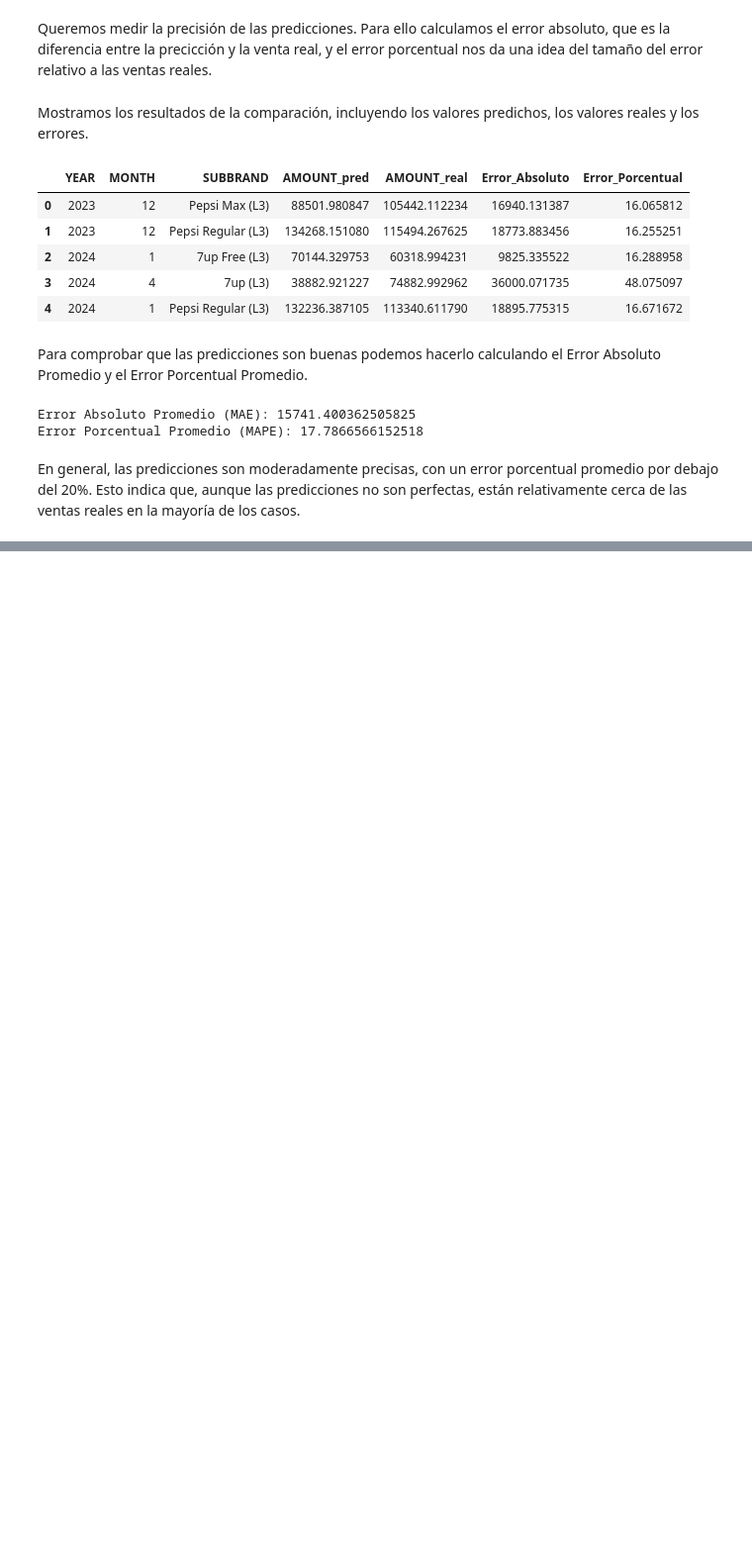
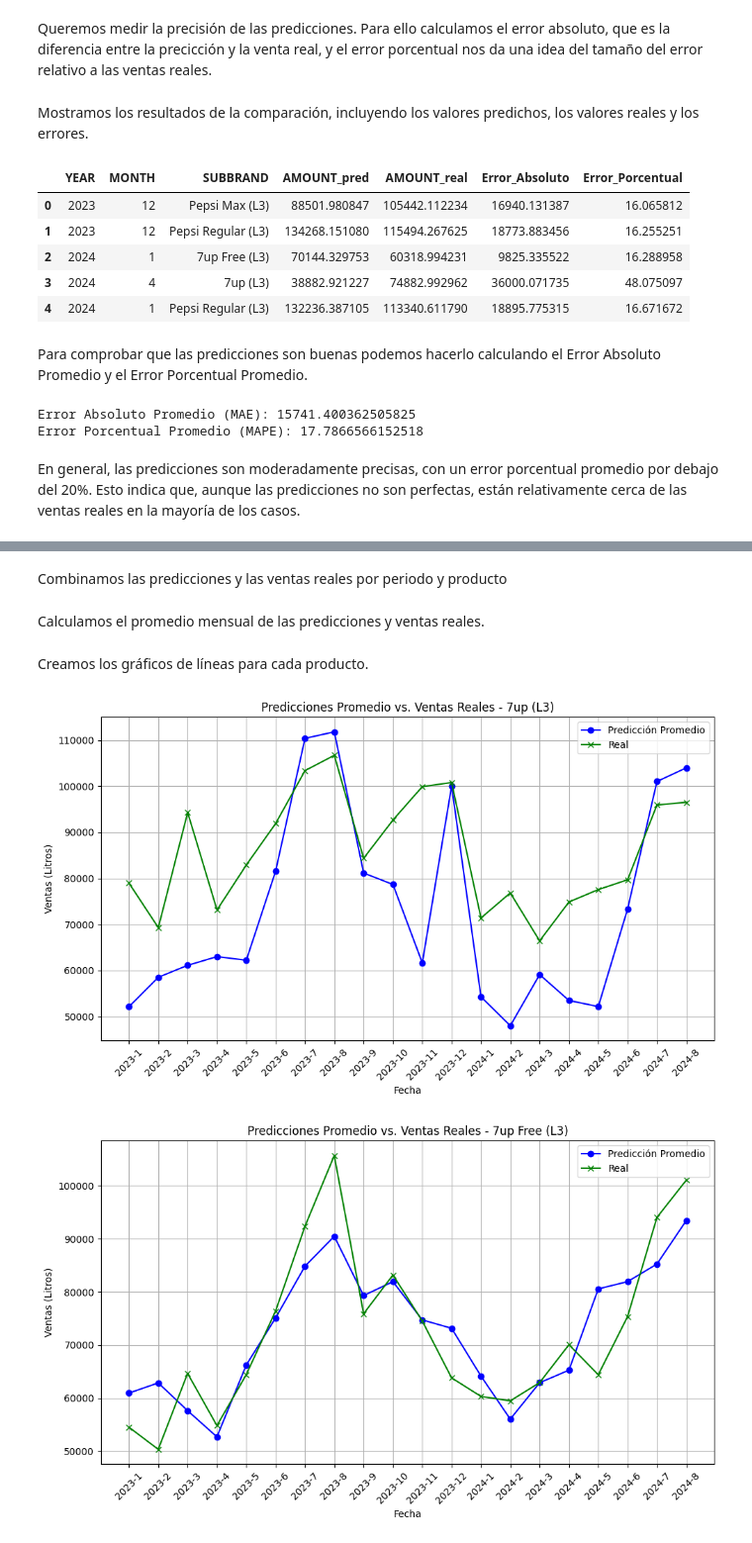
Before and after one commit to juliablaz2003/UFV_visualizacion, a Jupyter notebook: Ejercicios de clase/clase2_18oct.ipynb, the cells around one changed output, grey strips where cells are left out. Shown at 99% size. Drawn from its saved outputs; the diff is of its cells as text; code cells hidden in the pictures; blank space fills up the shorter version.

```diff
--- a/Ejercicios de clase/clase2_18oct.ipynb
+++ b/Ejercicios de clase/clase2_18oct.ipynb
@@ -439,0 +437,35 @@ En general, las predicciones son moderadamente precisas, con un error porcentual
+# %%
+predicciones_espana = df[(df['COUNTRY'] == 'Spain') & (df['SCENARIO'] == 'AI_forecast')]
+ventas_reales_espana = df[(df['COUNTRY'] == 'Spain') & (df['SCENARIO'] == 'actual')]
+# %% [markdown]
+Combinamos las predicciones y las ventas reales por periodo y producto
+# %%
+comparacion_general = pd.merge(predicciones_espana, ventas_reales_espana, on=['YEAR', 'MONTH', 'SUBBRAND'], suffixes=('_pred', '_real'))
+# %% [markdown]
+Calculamos el promedio mensual de las predicciones y ventas reales.
+# %%
+comparacion_promedio = comparacion_general.groupby(['YEAR', 'MONTH', 'SUBBRAND']).agg(
+    AMOUNT_pred=('AMOUNT_pred', 'mean'),
+    AMOUNT_real=('AMOUNT_real', 'mean')
+).reset_index()
+# %% [markdown]
+Creamos los gráficos de líneas para cada producto.
+# %%
+for producto in comparacion_promedio['SUBBRAND'].unique():
+    datos_producto = comparacion_promedio[comparacion_promedio['SUBBRAND'] == producto]
+    plt.figure(figsize=(10, 6))
+    plt.plot(datos_producto['YEAR'].astype(str) + '-' + datos_producto['MONTH'].astype(str),
+             datos_producto['AMOUNT_pred'], label='Predicción Promedio', color='blue', marker='o')
+    plt.plot(datos_producto['YEAR'].astype(str) + '-' + datos_producto['MONTH'].astype(str),
+             datos_producto['AMOUNT_real'], label='Real', color='green', marker='x')
+    plt.title(f'Predicciones Promedio vs. Ventas Reales - {producto}')
+    plt.xlabel('Fecha')
+    plt.ylabel('Ventas (Litros)')
+    plt.legend()
+    plt.xticks(rotation=45)
+    plt.grid(True)
+    plt.tight_layout()
+    plt.show()
+# %% [output]
+[figure, added]
+[figure, added]
```
Also changed, not shown: parts of 18 cells of this notebook.
